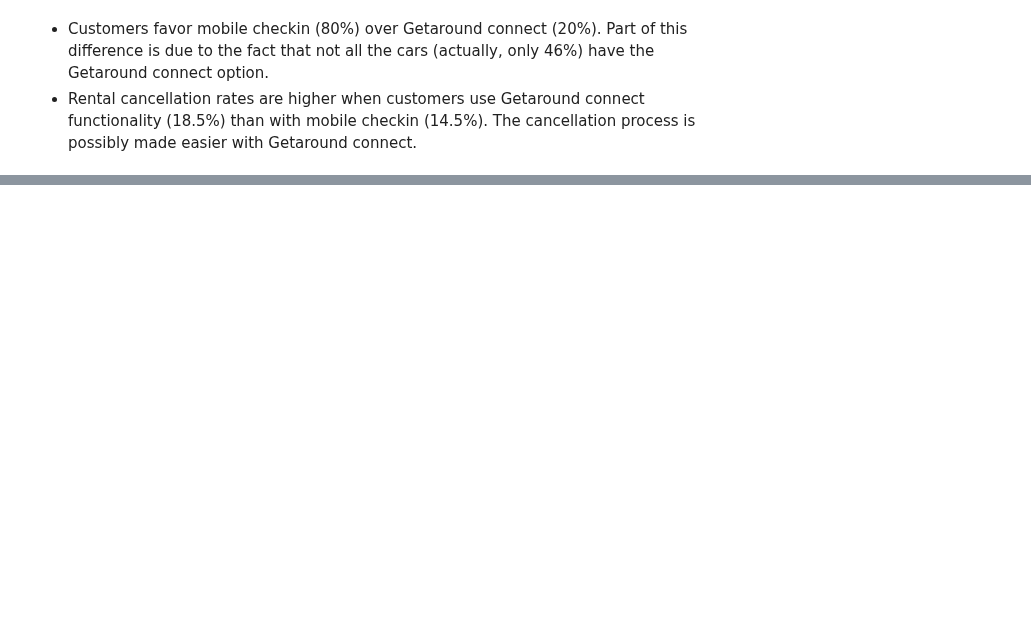
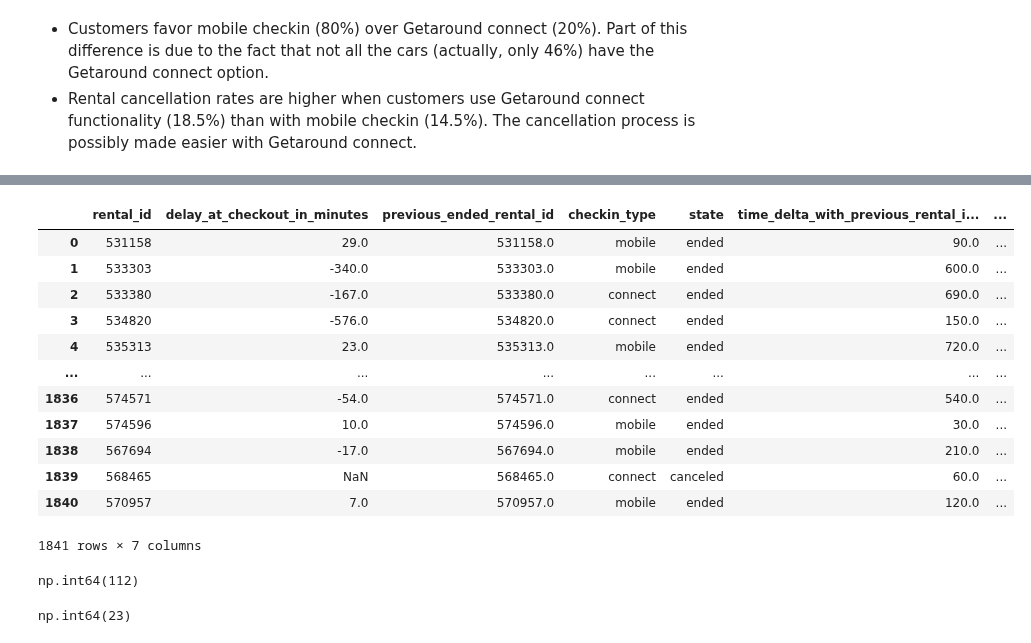
Before and after one commit to netesf13d/jedha-projects, a Jupyter notebook: 1-05-Getaround_Analysis/Getaround_Analysis_delay_analysis.ipynb, the cells around one changed output, grey strips where cells are left out. Drawn from its saved outputs; the diff is of its cells as text; code cells hidden in the pictures; blank space fills up the shorter version.

```diff
--- a/1-05-Getaround_Analysis/Getaround_Analysis_delay_analysis.ipynb
+++ b/1-05-Getaround_Analysis/Getaround_Analysis_delay_analysis.ipynb
@@ -78,0 +310,24 @@ df_
+# %%
+df2
+# %% [output]
+|  | rental_id | delay_at_checkout_in_minutes | previous_ended_rental_id | checkin_type | state | time_delta_with_previous_rental_i... | ... |
+| 0 | 531158 | 29.0 | 531158.0 | mobile | ended | 90.0 | ... |
+| 1 | 533303 | -340.0 | 533303.0 | mobile | ended | 600.0 | ... |
+| 2 | 533380 | -167.0 | 533380.0 | connect | ended | 690.0 | ... |
+| 3 | 534820 | -576.0 | 534820.0 | connect | ended | 150.0 | ... |
+| 4 | 535313 | 23.0 | 535313.0 | mobile | ended | 720.0 | ... |
+| ... | ... | ... | ... | ... | ... | ... | ... |
+| 1836 | 574571 | -54.0 | 574571.0 | connect | ended | 540.0 | ... |
+| 1837 | 574596 | 10.0 | 574596.0 | mobile | ended | 30.0 | ... |
+| 1838 | 567694 | -17.0 | 567694.0 | mobile | ended | 210.0 | ... |
+| 1839 | 568465 | NaN | 568465.0 | connect | canceled | 60.0 | ... |
+| 1840 | 570957 | 7.0 | 570957.0 | mobile | ended | 120.0 | ... |
+1841 rows × 7 columns
+# %%
+df2['delay_at_checkout_in_minutes'].isna().sum()
+# %% [output]
+np.int64(112)
+# %%
+(df2['is_canceled'] * df2['delay_at_checkout_in_minutes'].isna()).sum()
+# %% [output]
+np.int64(23)
```
Also changed, not shown: parts of 18 cells of this notebook, 2 other files.
